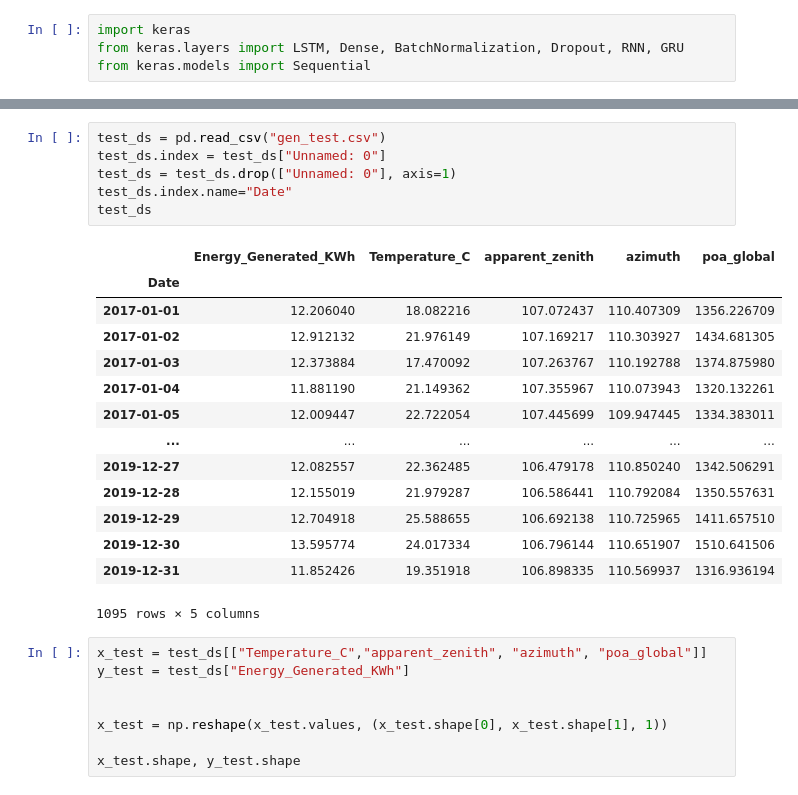
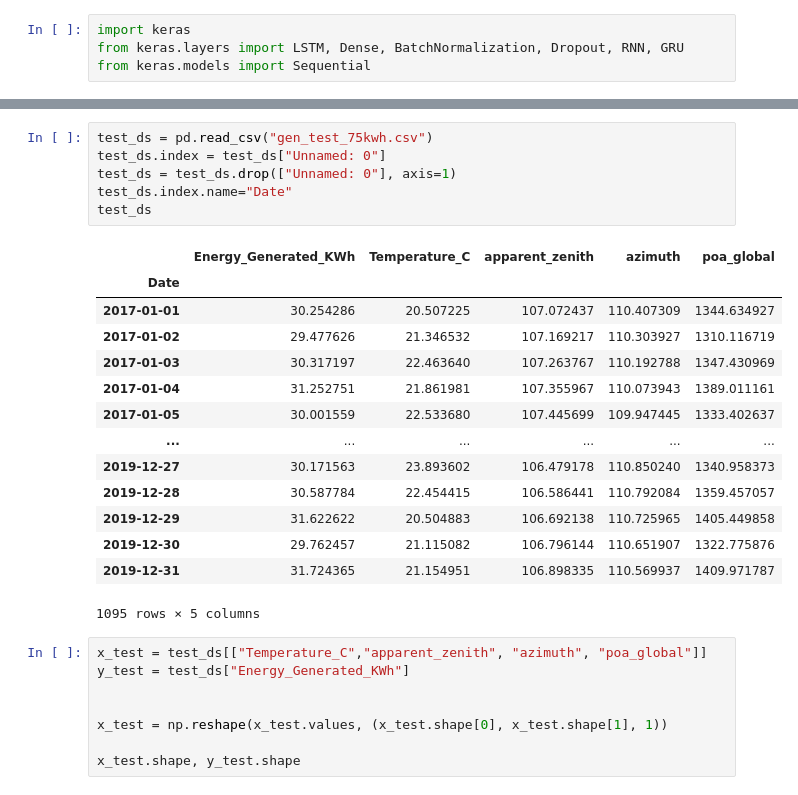
Before and after one commit to Ujjwal-Mk/SolarCellEnergyPrediction-SolarpanelInvestment, a Jupyter notebook: gen_modelling.ipynb, the cells around one changed output, grey strips where cells are left out. Drawn from its saved outputs; the diff is of its cells as text.

```diff
--- a/gen_modelling.ipynb
+++ b/gen_modelling.ipynb
@@ -110,24 +111,24 @@ Epoch 45/45
 <keras.src.callbacks.History at 0x...>
 # %%
-test_ds = pd.read_csv("gen_test.csv")
+test_ds = pd.read_csv("gen_test_75kwh.csv")
 test_ds.index = test_ds["Unnamed: 0"]
 test_ds = test_ds.drop(["Unnamed: 0"], axis=1)
 test_ds.index.name="Date"
 test_ds
 # %% [output]
 |  | Energy_Generated_KWh | Temperature_C | apparent_zenith | azimuth | poa_global |
 | Date |  |  |  |  |  |
-| 2017-01-01 | 12.206040 | 18.082216 | 107.072437 | 110.407309 | 1356.226709 |
-| 2017-01-02 | 12.912132 | 21.976149 | 107.169217 | 110.303927 | 1434.681305 |
-| 2017-01-03 | 12.373884 | 17.470092 | 107.263767 | 110.192788 | 1374.875980 |
-| 2017-01-04 | 11.881190 | 21.149362 | 107.355967 | 110.073943 | 1320.132261 |
-| 2017-01-05 | 12.009447 | 22.722054 | 107.445699 | 109.947445 | 1334.383011 |
+| 2017-01-01 | 30.254286 | 20.507225 | 107.072437 | 110.407309 | 1344.634927 |
+| 2017-01-02 | 29.477626 | 21.346532 | 107.169217 | 110.303927 | 1310.116719 |
+| 2017-01-03 | 30.317197 | 22.463640 | 107.263767 | 110.192788 | 1347.430969 |
+| 2017-01-04 | 31.252751 | 21.861981 | 107.355967 | 110.073943 | 1389.011161 |
+| 2017-01-05 | 30.001559 | 22.533680 | 107.445699 | 109.947445 | 1333.402637 |
 | ... | ... | ... | ... | ... | ... |
-| 2019-12-27 | 12.082557 | 22.362485 | 106.479178 | 110.850240 | 1342.506291 |
-| 2019-12-28 | 12.155019 | 21.979287 | 106.586441 | 110.792084 | 1350.557631 |
-| 2019-12-29 | 12.704918 | 25.588655 | 106.692138 | 110.725965 | 1411.657510 |
-| 2019-12-30 | 13.595774 | 24.017334 | 106.796144 | 110.651907 | 1510.641506 |
-| 2019-12-31 | 11.852426 | 19.351918 | 106.898335 | 110.569937 | 1316.936194 |
+| 2019-12-27 | 30.171563 | 23.893602 | 106.479178 | 110.850240 | 1340.958373 |
+| 2019-12-28 | 30.587784 | 22.454415 | 106.586441 | 110.792084 | 1359.457057 |
+| 2019-12-29 | 31.622622 | 20.504883 | 106.692138 | 110.725965 | 1405.449858 |
+| 2019-12-30 | 29.762457 | 21.115082 | 106.796144 | 110.651907 | 1322.775876 |
+| 2019-12-31 | 31.724365 | 21.154951 | 106.898335 | 110.569937 | 1409.971787 |
 1095 rows × 5 columns
 # %%
 x_test = test_ds[["Temperature_C","apparent_zenith", "azimuth", "poa_global"]]
```
Also changed, not shown: parts of 7 cells of this notebook, 10 other files.
